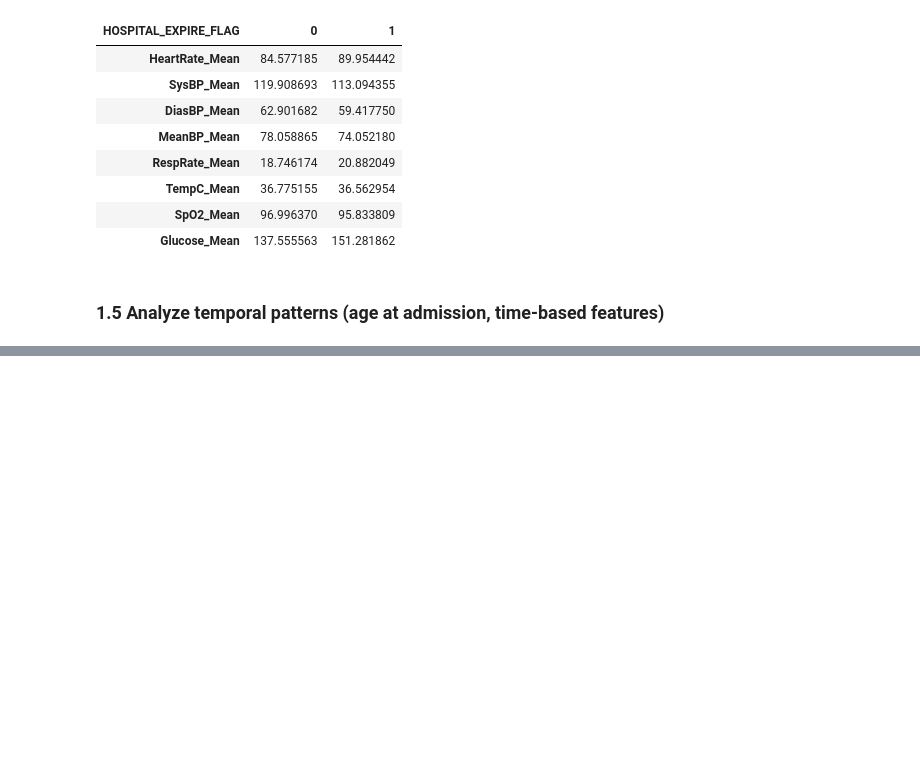
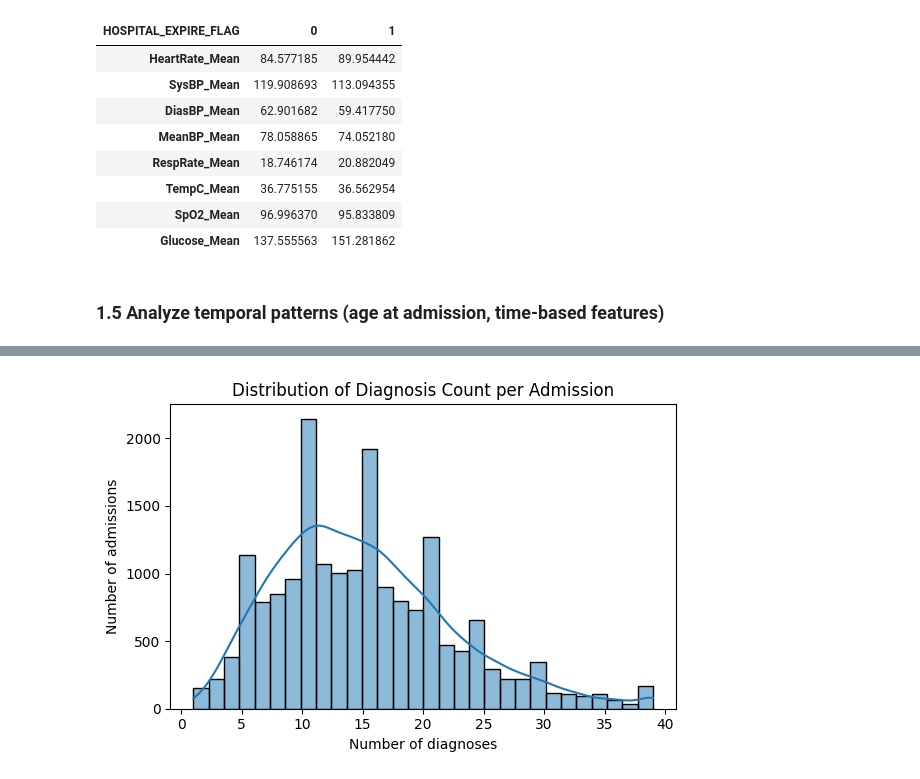
Before and after one commit to majoargote/ml_final_project, a Jupyter notebook: Argote_Mariajose_CML_2025.ipynb, the cells around one changed output, grey strips where cells are left out. Saved outputs shown, nothing was run; the diff lists cells and outputs as text; code cells hidden in the pictures; blank space fills up the shorter version.

```diff
--- a/Argote_Mariajose_CML_2025.ipynb
+++ b/Argote_Mariajose_CML_2025.ipynb
@@ -550,0 +752,10 @@ Name: AGE, dtype: float64
+# %%
+
+#restrict diagnoses to only those in train_model_clean
+
+train_hadm_ids = set(train_model_clean["hadm_id"].unique())
+diagnoses_train = diagnoses_train[diagnoses_train["hadm_id"].isin(train_hadm_ids)].copy()
+
+print("Unique hadm_id in train_model_clean:", len(train_hadm_ids))
+print("Unique hadm_id in diagnoses_train:", diagnoses_train["hadm_id"].nunique())
+print("Diagnoses rows:", len(diagnoses_train))
@@ -550,0 +768,11 @@ Name: AGE, dtype: float64
+# %%
+# 1.1 Diagnosis count per admission
+diag_count = (
+    diagnoses_train
+    .groupby("hadm_id")
+    .size()
+    .rename("diagnosis_count")
+)
+
+diag_count.head()
+diag_count.describe()
@@ -550,0 +789,13 @@ Name: AGE, dtype: float64
+# %%
+#merge diagnosis count back to train_model_clean
+
+train_diag = train_model_clean.merge(
+    diag_count,
+    how="left",
+    on="hadm_id"
+)
+
+# Fill admissions with no diagnoses rows as 0 diagnoses
+train_diag["diagnosis_count"] = train_diag["diagnosis_count"].fillna(0).astype(int)
+
+train_diag["diagnosis_count"].describe()
@@ -550,0 +812,12 @@ Name: AGE, dtype: float64
+# %%
+# visualize diagnosis count distribution
+
+plt.figure(figsize=(6,4))
+sns.histplot(train_diag["diagnosis_count"], bins=30, kde=True)
+plt.title("Distribution of Diagnosis Count per Admission")
+plt.xlabel("Number of diagnoses")
+plt.ylabel("Number of admissions")
+plt.tight_layout()
+plt.show()
+# %% [output]
+[figure, added]
```
Also changed, not shown: parts of 12 cells of this notebook.
